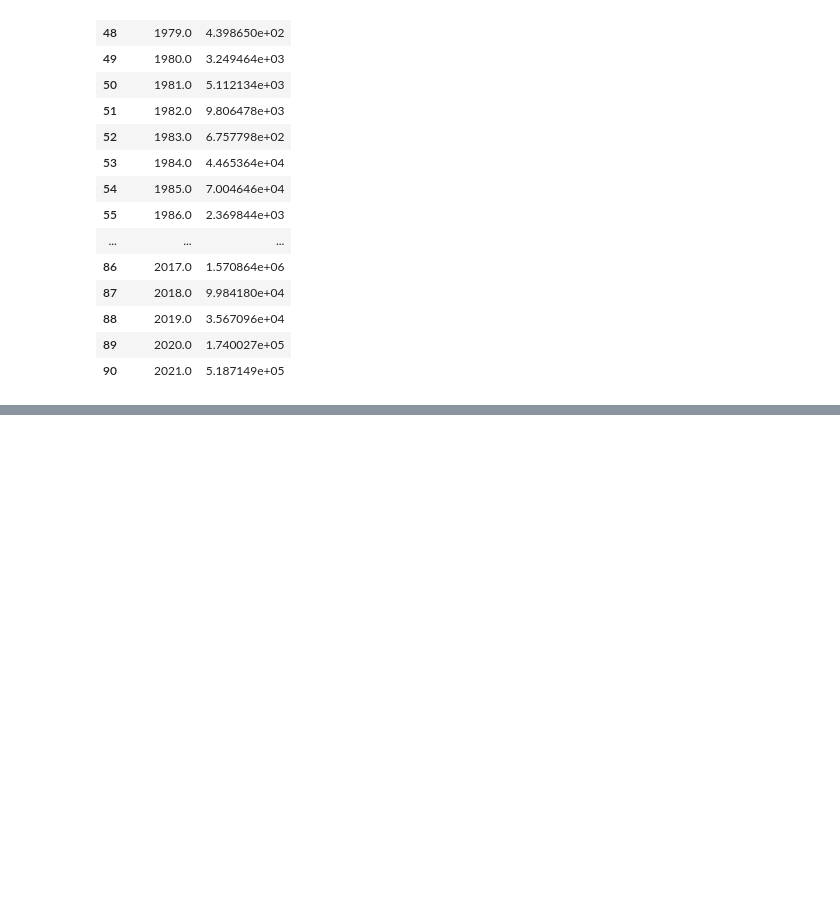
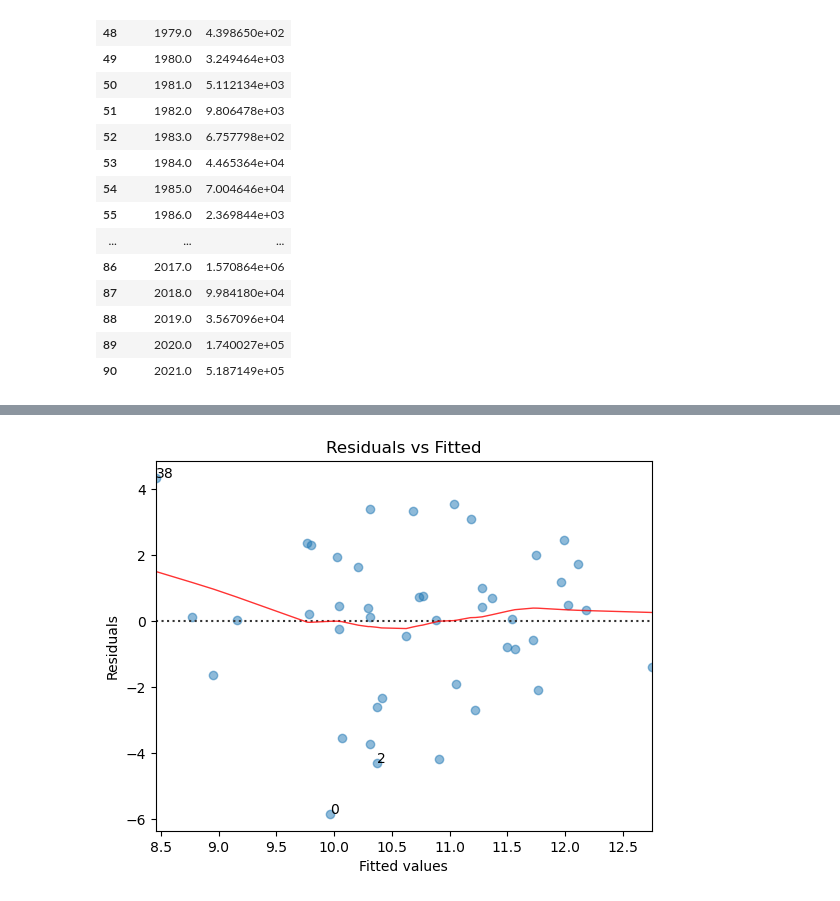
Before and after one commit to MitchellGriffin/GPHY491Project, a Jupyter notebook: ProjectCode.ipynb, the cells around one changed output, grey strips where cells are left out. Saved outputs shown, nothing was run; the diff lists cells and outputs as text; code cells hidden in the pictures; blank space fills up the shorter version.

Commit message:
20240412 updates, finished linear regression

```diff
--- a/ProjectCode.ipynb
+++ b/ProjectCode.ipynb
@@ -120,0 +120,15 @@ ENSO
+# %%
+# caclulate average ONI per year
+ENSO['AverageONI'] = ENSO[['DJF','JFM','FMA','MAM','AMJ','JJA','JAS','ASO','SON','OND','NDJ']].mean(axis=1)
+
+# combine ENSO and fire data into a single geodataframe
+
+
+ENSOfire = pd.merge(ENSO, firetable, left_on='Year', right_on = 'FIRE_YEAR')
+ENSOfire['GIS_ACRESlog'] = np.log(ENSOfire['GIS_ACRES'])
+# ENSOfire['AvgONIlog'] = np.log(ENSOfire['AverageONI'])
+ENSOfire
+
+# Save to a csv
+
+# ENSOfire.to_csv('../../Data/ENSOfire.csv')
@@ -120,0 +194,84 @@ ENSO
+# %%
+# Chunk for plotting regression plots
+
+# Resid. vs Fitted
+
+plot_lm_1 = plt.figure(1)
+
+plot_lm_1.axes[0] = sns.residplot(data=ENSOfire, x=model_fitted_y, y='GIS_ACRESlog',
+                          lowess=True,
+                          scatter_kws={'alpha': 0.5},
+                          line_kws={'color': 'red', 'lw': 1, 'alpha': 0.8})
+
+plot_lm_1.axes[0].set_title('Residuals vs Fitted')
+plot_lm_1.axes[0].set_xlabel('Fitted values')
+plot_lm_1.axes[0].set_ylabel('Residuals')
+
+# annotations
+abs_resid = model_abs_resid.sort_values(ascending=False)
+abs_resid_top_3 = abs_resid[:3]
+
+for i in abs_resid_top_3.index:
+    plot_lm_1.axes[0].annotate(i,
+                               xy=(model_fitted_y[i],
+                                   model_residuals[i]));
+
+# QQ Norm
+
+QQ = ProbPlot(model_norm_residuals)
+plot_lm_2 = QQ.qqplot(line='45', alpha=0.5, color='#4C72B0', lw=1)
+
+plot_lm_2.axes[0].set_title('Normal Q-Q')
+plot_lm_2.axes[0].set_xlabel('Theoretical Quantiles')
+plot_lm_2.axes[0].set_ylabel('Standardized Residuals');
+
+# annotations
+abs_norm_resid = np.flip(np.argsort(np.abs(model_norm_residuals)), 0)
+abs_norm_resid_top_3 = abs_norm_resid[:3]
+
+for r, i in enumerate(abs_norm_resid_top_3):
+    plot_lm_2.axes[0].annotate(i,
+                               xy=(np.flip(QQ.theoretical_quantiles, 0)[r],
+                                   model_norm_residuals[i]));
+
+# leverage Plot
+
+plot_lm_4 = plt.figure(4)
+
+plt.scatter(model_leverage, model_norm_residuals, alpha=0.5)
+sns.regplot(x=model_leverage, y=model_norm_residuals,
+            scatter=False,
+            ci=False,
+            lowess=True,
+            line_kws={'color': 'red', 'lw': 1, 'alpha': 0.8})
+
+plot_lm_4.axes[0].set_xlim(0, 0.20)
+plot_lm_4.axes[0].set_ylim(-3, 5)
+plot_lm_4.axes[0].set_title('Residuals vs Leverage')
+plot_lm_4.axes[0].set_xlabel('Leverage')
+plot_lm_4.axes[0].set_ylabel('Standardized Residuals')
+
+# annotations
+leverage_top_3 = np.flip(np.argsort(model_cooks), 0)[:3]
+
+for i in leverage_top_3:
+    plot_lm_4.axes[0].annotate(i,
+                               xy=(model_leverage[i],
+                                   model_norm_residuals[i]))
+
+# shenanigans for cook's distance contours
+def graph(formula, x_range, label=None):
+    x = x_range
+    y = formula(x)
+    plt.plot(x, y, label=label, lw=1, ls='--', color='red')
+
+p = len(model_fit.params) # number of model parameters
+
+graph(lambda x: np.sqrt((0.5 * p * (1 - x)) / x),
+      np.linspace(0.001, 0.200, 50),
+      'Cook\'s distance') # 0.5 line
+graph(lambda x: np.sqrt((1 * p * (1 - x)) / x),
+      np.linspace(0.001, 0.200, 50)) # 1 line
+plt.legend(loc='upper right');
+# %% [output]
+[figure, added]
```
Also changed, not shown: parts of 11 cells of this notebook.
